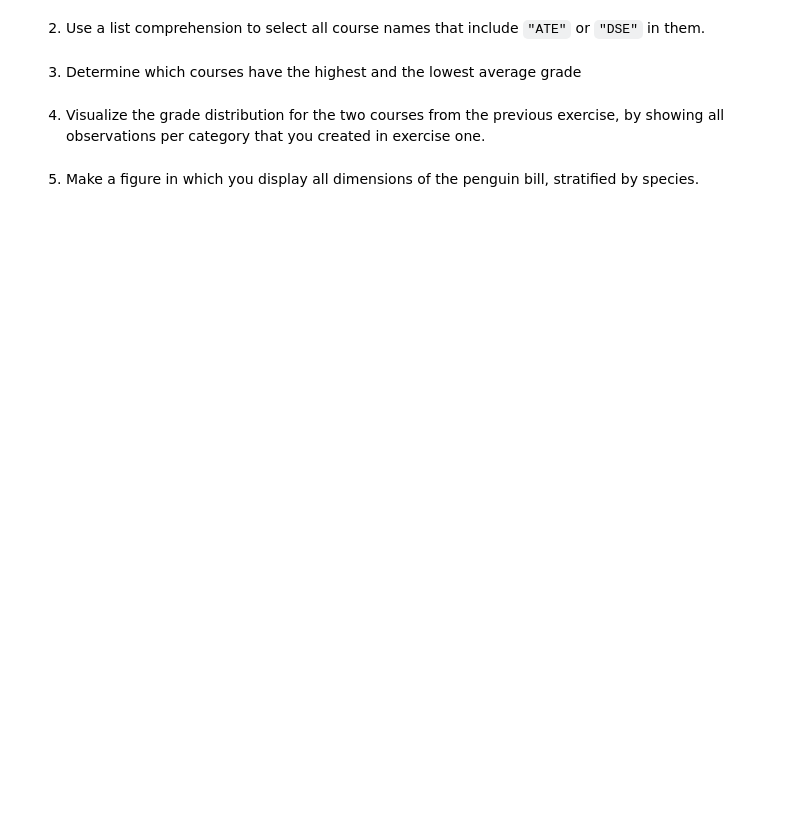
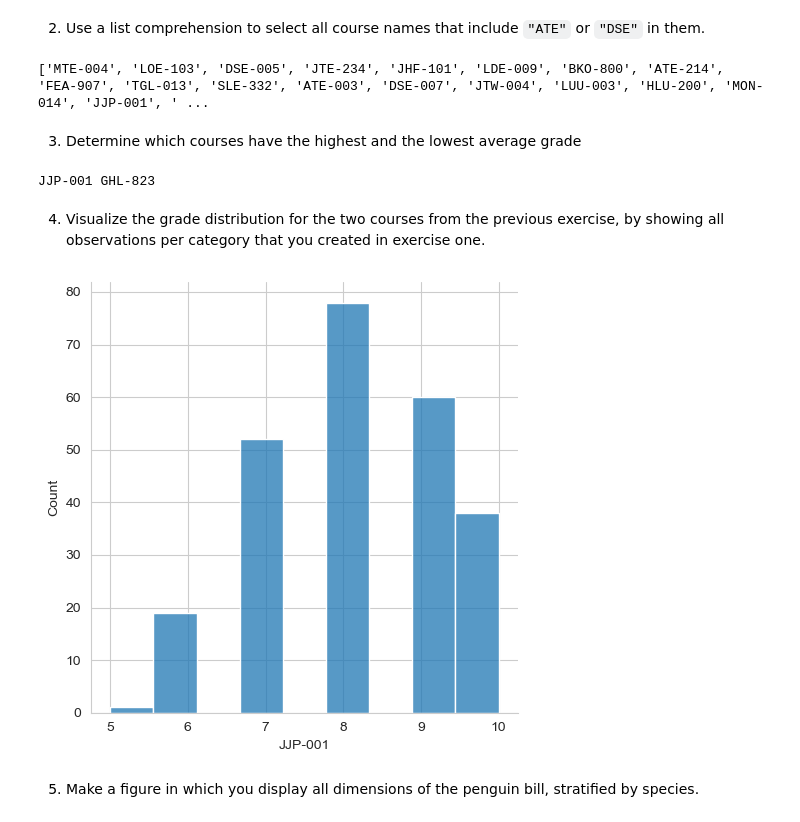
Before and after one commit to Tiimeeeyy/PrinciplesOfDataScience, a Jupyter notebook: Lab 2/Lab2_exercises.ipynb, the cells around one changed output. Cells and saved outputs as stored; diff of their text form; code cells hidden in the pictures; blank space fills up the shorter version.

```diff
--- a/Lab 2/Lab2_exercises.ipynb
+++ b/Lab 2/Lab2_exercises.ipynb
@@ -77,7 +69,7 @@ Finally, with the `concat`-function, we can combine several data frames into a s
 
 First, we load the grades data.
 # %%
-grades = pd.read_csv("CurrentGrades2.csv", index_col="StudentID", sep=";", na_values="NG")
+grades = pd.read_csv("C:/Users/timis/DataspellProjects/PrinciplesOfDataScience/Lab1/Data/CurrentGrades2.csv", index_col="StudentID", sep=";", na_values="NG")
 grades.head()
 # %% [output]
 |  | MTE-004 | LOE-103 | DSE-005 | JTE-234 | JHF-101 | LDE-009 | BKO-800 | ATE-214 | FEA-907 | TGL-013 | ... | ... |
@@ -191,14 +197,28 @@ fig.tight_layout()
 2. Use a list comprehension to select all course names that include `"ATE"` or  `"DSE"` in them.
 # %%
 # SOLUTION GOES HERE
+column_name_list = students.columns.tolist()
+print(column_name_list)
+# %% [output]
+['MTE-004', 'LOE-103', 'DSE-005', 'JTE-234', 'JHF-101', 'LDE-009', 'BKO-800', 'ATE-214', 'FEA-907', 'TGL-013', 'SLE-332', 'ATE-003', 'DSE-007', 'JTW-004', 'LUU-003', 'HLU-200', 'MON-014', 'JJP-001', ' ...
 # %% [markdown]
 3. Determine which courses have the highest and the lowest average grade
 # %%
 # SOLUTION GOES HERE
+averages = grades.mean()
+highest_avg_course = averages.idxmax()
+lowest_avg_course = averages.idxmin()
+print(highest_avg_course, lowest_avg_course)
+# %% [output]
+JJP-001 GHL-823
 # %% [markdown]
 4. Visualize the grade distribution for the two courses from the previous exercise, by showing all observations per category that you created in exercise one.
 # %%
 # SOLUTION GOES HERE
+sns.displot(grades["JJP-001"])
+plt.show()
+# %% [output]
+[figure, added]
 # %% [markdown]
 5. Make a figure in which you display all dimensions of the penguin bill, stratified by species.
 # %%
```
Also changed, not shown: parts of 11 cells of this notebook, 6 other files.
